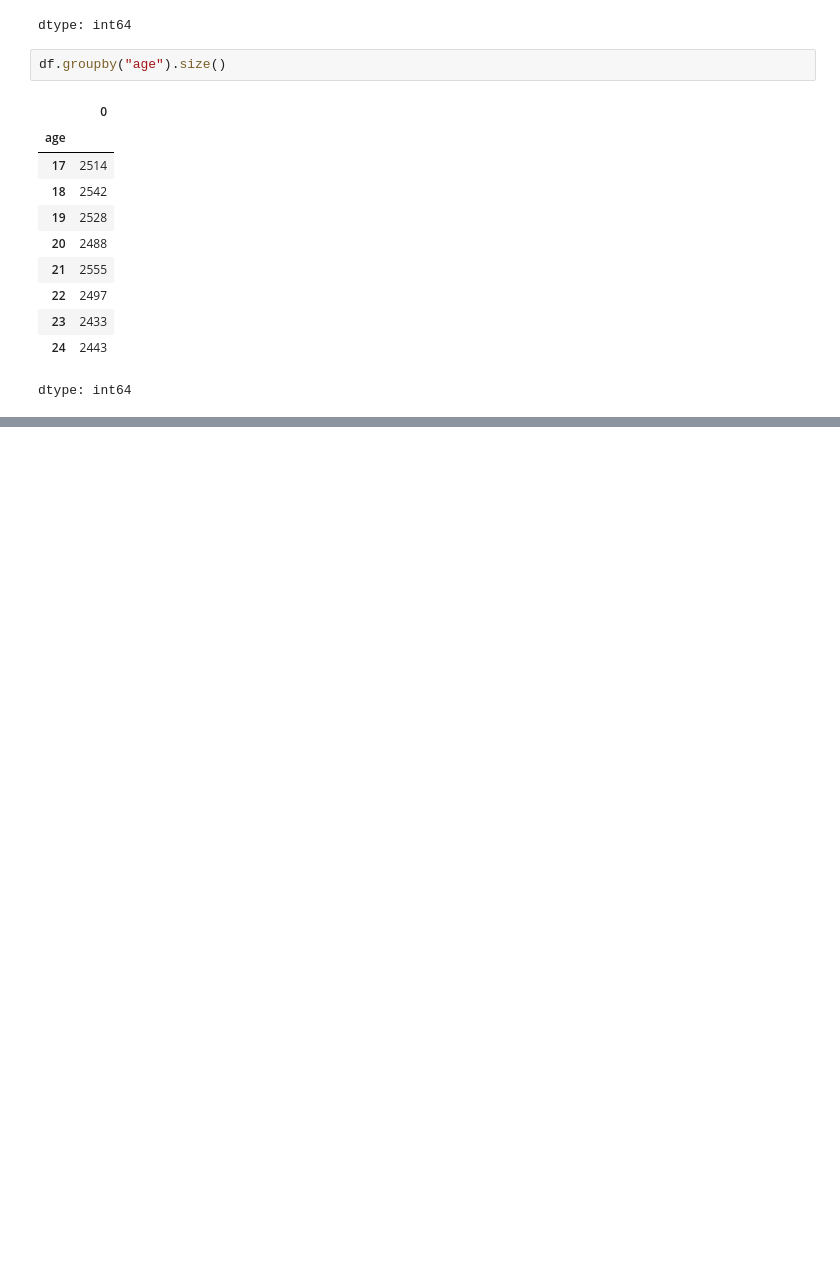
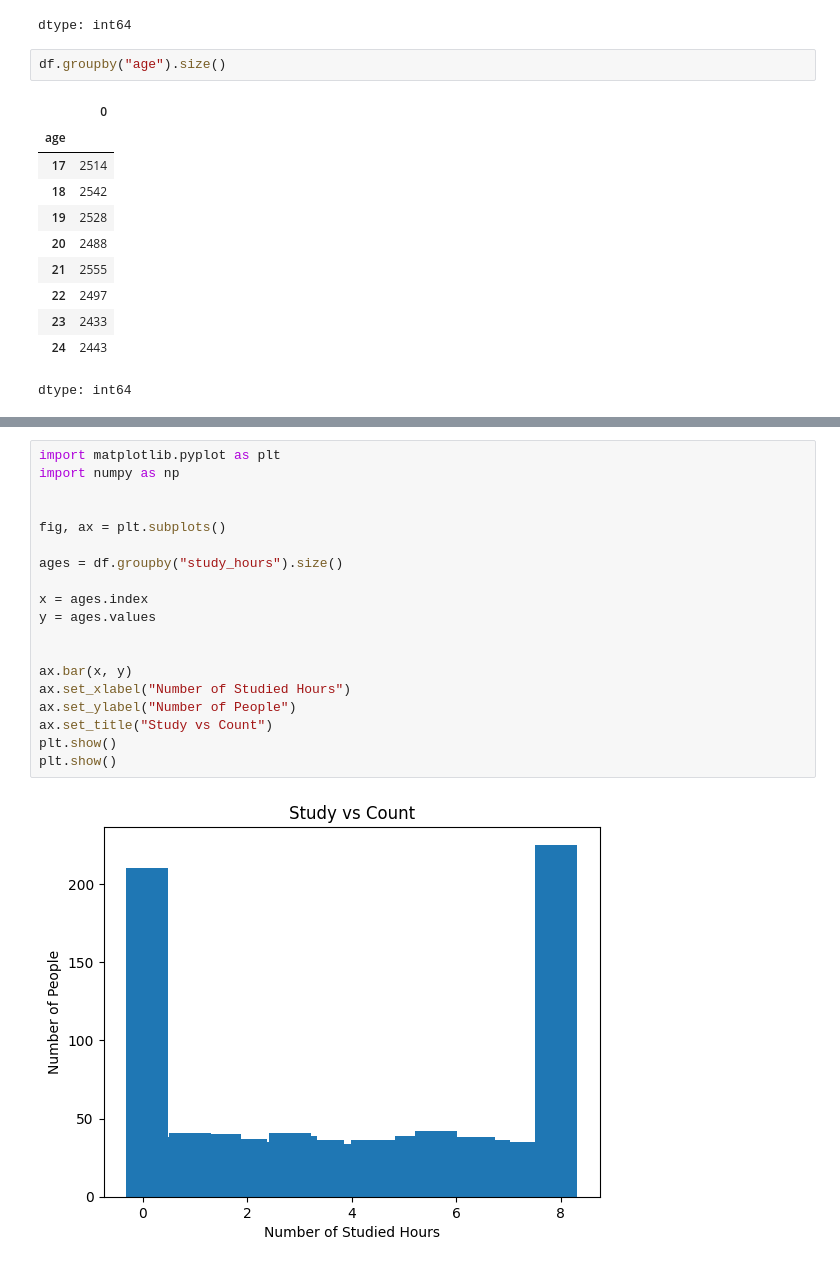
Before and after one commit to tur38841/README.md, a Jupyter notebook: CIS2004_Dataset_Explore_AmandaPhang.ipynb, the cells around one changed output, grey strips where cells are left out. Saved outputs shown, nothing was run; the diff lists cells and outputs as text; blank space fills up the shorter version.

```diff
--- a/CIS2004_Dataset_Explore_AmandaPhang.ipynb
+++ b/CIS2004_Dataset_Explore_AmandaPhang.ipynb
@@ -102,3 +100,24 @@ plt.show()
 plt.show()
 # %% [output]
 [figure]
+# %%
+import matplotlib.pyplot as plt
+import numpy as np
+
+
+fig, ax = plt.subplots()
+
+ages = df.groupby("study_hours").size()
+
+x = ages.index
+y = ages.values
+
+
+ax.bar(x, y)
+ax.set_xlabel("Number of Studied Hours")
+ax.set_ylabel("Number of People")
+ax.set_title("Study vs Count")
+plt.show()
+plt.show()
+# %% [output]
+[figure, added]
```
Also changed, not shown: parts of 2 cells of this notebook.
